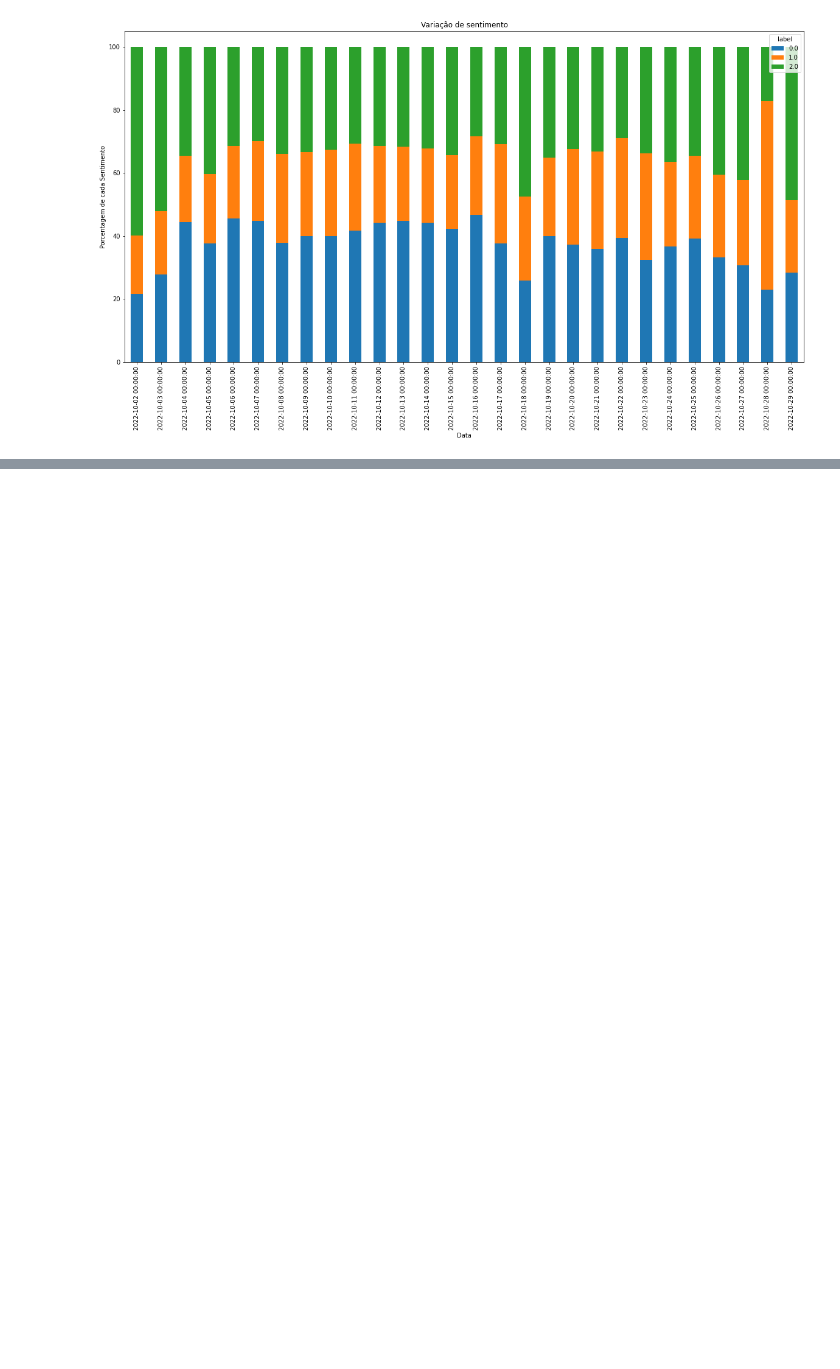
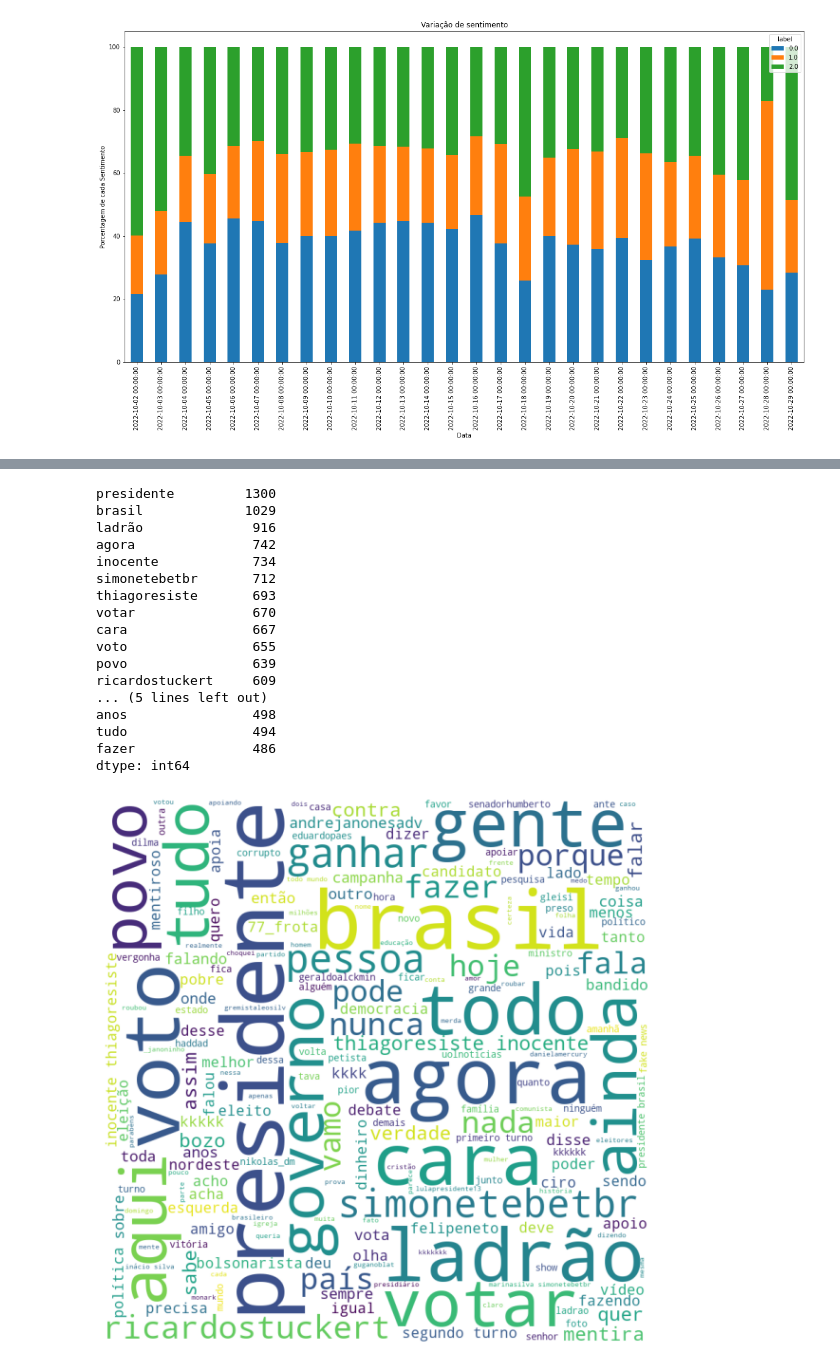
Before and after one commit to EliseuODaniel/analise_de_sentimentos_eleicao, a Jupyter notebook: analise_sentimento_com_bert_Tweets_lula.ipynb, the cells around one changed output, grey strips where cells are left out. Cells and saved outputs as stored; diff of their text form; code cells hidden in the pictures; blank space fills up the shorter version.

```diff
--- a/analise_sentimento_com_bert_Tweets_lula.ipynb
+++ b/analise_sentimento_com_bert_Tweets_lula.ipynb
@@ -469,3 +469,54 @@ plt.ylabel("Porcentagem de cada Sentimento")
 # %% [output]
 Text(0, 0.5, 'Porcentagem de cada Sentimento')
 [figure]
+# %%
+# cria uma nuvem de palavras
+
+
+import nltk
+nltk.download('punkt')
+nltk.download('stopwords')
+stop_words = nltk.corpus.stopwords.words('portuguese')
+stop_words = stop_words + list(['lulaoficial','lula',',','.','https', ':','!', '#', '@', '?', '/', 'O', 'vai', '|', '–','pra', 'a', 'e', '-'])
+
+def remove_stopwords(x):
+  word_tokens = nltk.word_tokenize(x)
+  # print(word_tokens)
+  filtered_sentence = ' '.join([w for w in word_tokens if not (w in stop_words or len(w)<4)])
+  return filtered_sentence
+
+tweets_lula = full_df
+
+#convert to string and lowercase sentences
+tweets_lula['content'] = tweets_lula['content'].astype(str).str.lower()
+
+
+tweets_lula['filtered_text'] = tweets_lula['content'].apply(lambda x: remove_stopwords(x))
+
+# filter tweets_lula by day
+# for day in tweets_lula['date'].unique():
+#     print("\nday: ", day)
+#     tweets_lula_day = tweets_lula[tweets_lula['date'] == day]
+#     word_count = pd.Series(' '.join(tweets_lula_day['filtered_text'].str.lower()).split()).value_counts()[:20]
+#     print(word_count)
+
+word_count = pd.Series(' '.join(tweets_lula['filtered_text'].str.lower()).split()).value_counts()[:20]
+print(word_count)
+
+# create a word cloud
+from wordcloud import WordCloud
+import matplotlib.pyplot as plt
+
+wordcloud = WordCloud(width = 800, height = 800,
+                background_color ='white',
+                stopwords = stop_words,
+                min_font_size = 10).generate(' '.join(tweets_lula['filtered_text']))
+
+# plot the WordCloud image
+plt.figure(figsize = (8, 8), facecolor = None)
+plt.imshow(wordcloud)
+plt.axis("off")
+plt.tight_layout(pad = 0)
+
+plt.show()
+# %% [output]
@@ -471,0 +527,18 @@ Text(0, 0.5, 'Porcentagem de cada Sentimento')
+presidente         1300
+brasil             1029
+ladrão              916
+agora               742
+inocente            734
+simonetebetbr       712
+thiagoresiste       693
+votar               670
+cara                667
+voto                655
+povo                639
+ricardostuckert     609
+... (5 lines left out)
+anos                498
+tudo                494
+fazer               486
+dtype: int64
+[figure, added]
```
Also changed, not shown: parts of 5 cells of this notebook.
